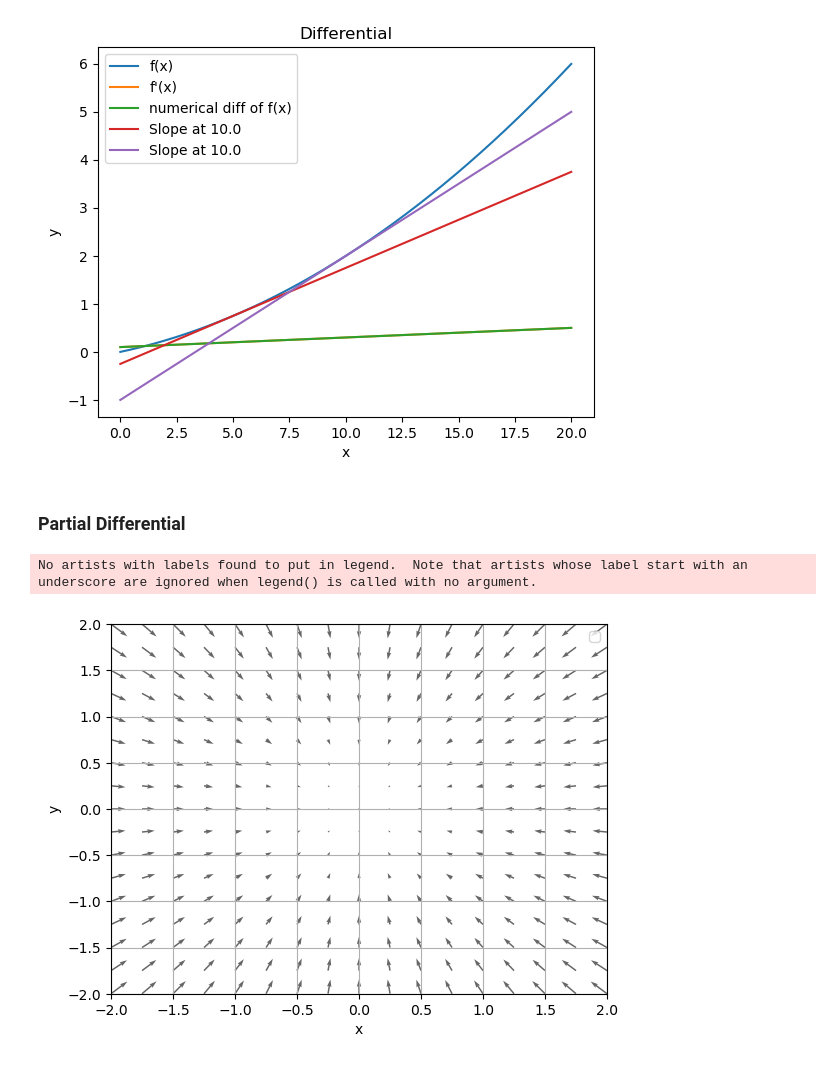
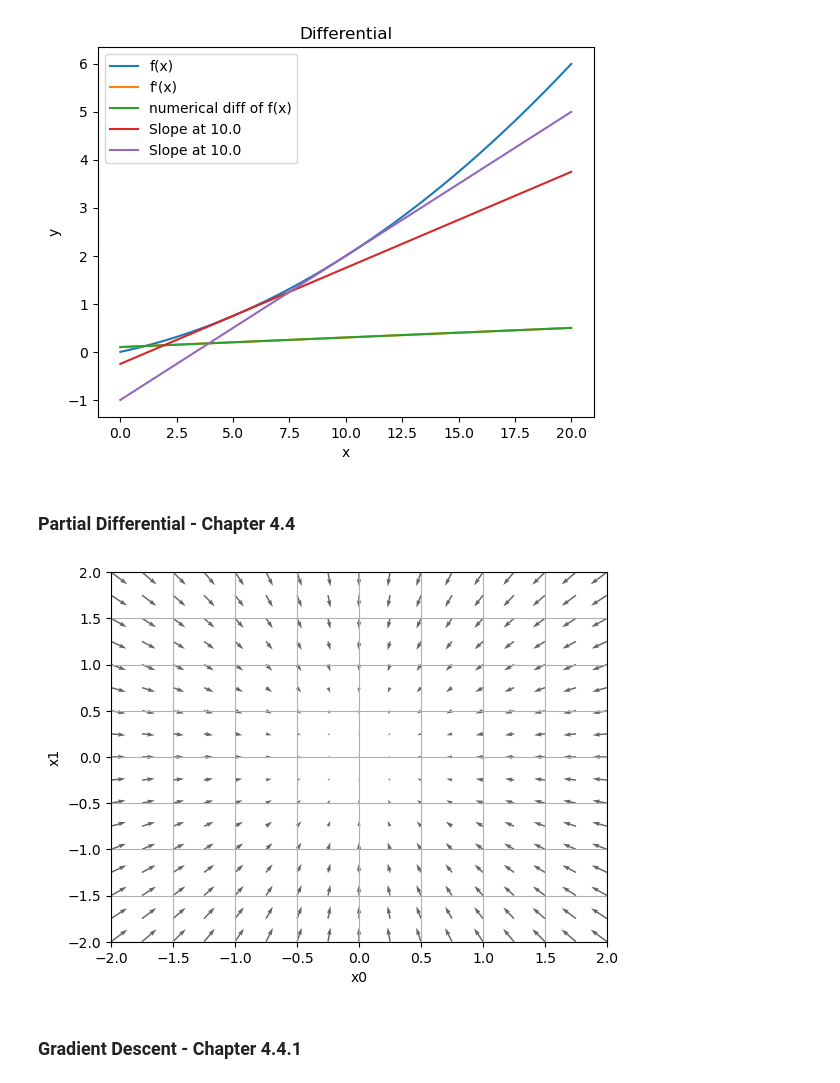
Before and after one commit to Thinline20/mnist_assignment, a Jupyter notebook: src/main.ipynb, the cells around one changed output. Cells and saved outputs as stored; diff of their text form; code cells hidden in the pictures.

```diff
--- a/src/main.ipynb
+++ b/src/main.ipynb
@@ -201,7 +201,7 @@ plt.show()
 # %% [output]
 [figure]
 # %% [markdown]
-### Partial Differential
+### Partial Differential - Chapter 4.4
 # %%
 def _numerical_gradient_no_batch(f, x, delta_x):
     grad = np.zeros_like(x)
@@ -231,31 +231,31 @@ def numerical_gradient(f, X, delta_x=1e-4):
 # %%
 def f_2(x):
     if x.ndim == 1:
         return np.sum(x**2)
     return np.sum(x**2, axis=1)
 
 def slope(f, x):
     d = numerical_diff(f, x)
     y = f(x) - d * x
     return lambda t: d * t + y
 
 x0 = np.arange(-2.5, 2.5, 0.25)
 x1 = np.arange(-2.5, 2.5, 0.25)
 X, Y = np.meshgrid(x0, x1)
 X, Y = X.flatten(), Y.flatten()
 
 grad = numerical_gradient(f_2, np.array([X, Y]))
 
 plt.figure()
 plt.quiver(X, Y, -grad[0], -grad[1], angles="xy", color="#666666")# headwidth=10, scale=40, color="#444444")
 plt.xlim([-2, 2])
 plt.ylim([-2, 2])
-plt.xlabel('x')
-plt.ylabel('y')
+plt.xlabel('x0')
+plt.ylabel('x1')
 plt.grid()
-plt.legend()
 plt.draw()
 plt.show()
 # %% [output]
-No artists with labels found to put in legend.  Note that artists whose label start with an underscore are ignored when legend() is called with no argument.
-[figure, old version]
+[figure, new version]
+# %% [markdown]
+### Gradient Descent - Chapter 4.4.1
```
Also changed, not shown: parts of 8 cells of this notebook.
